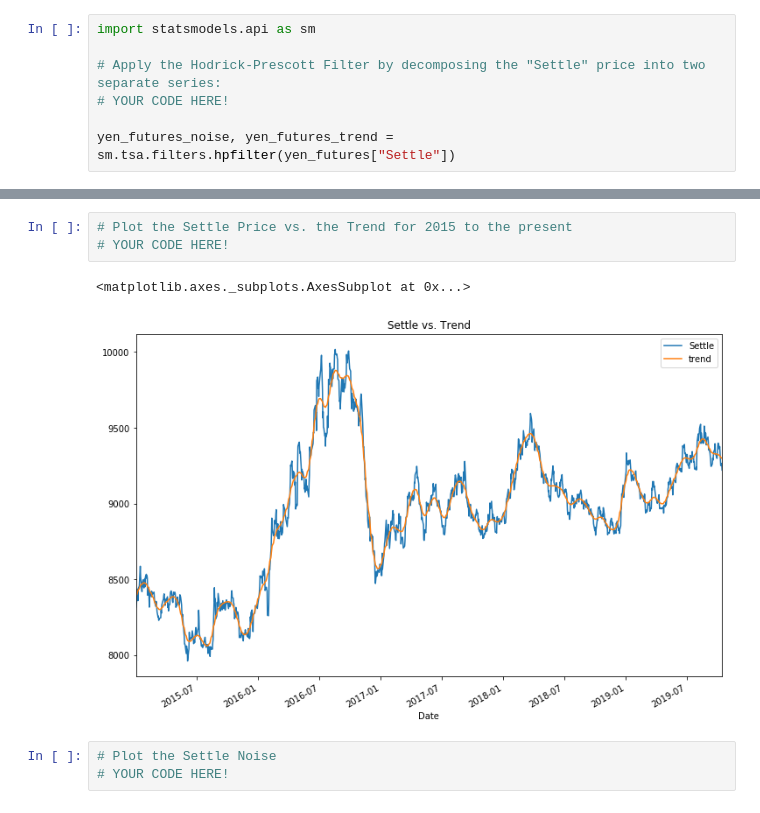
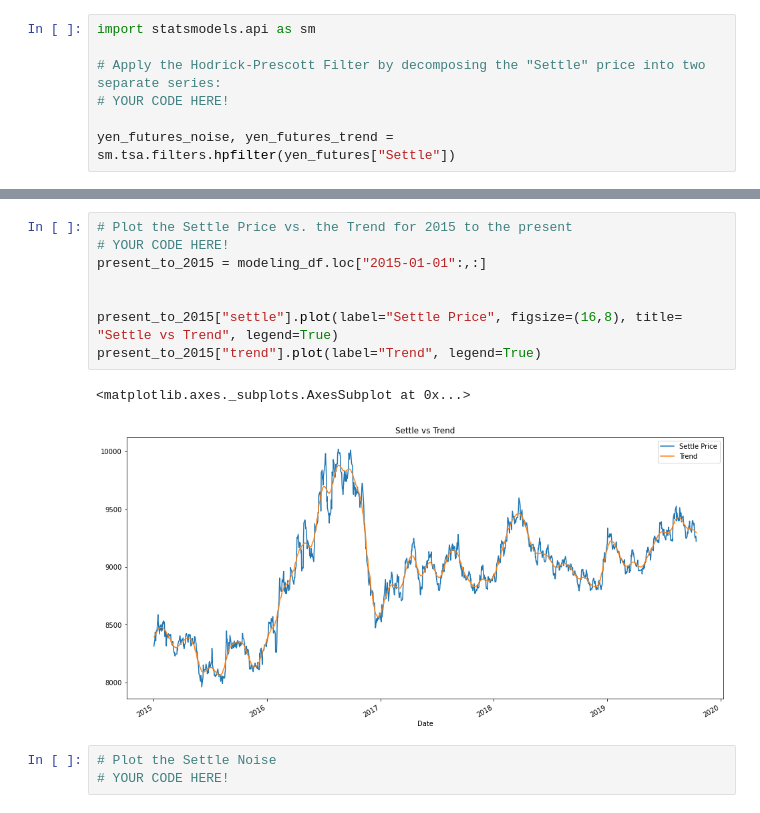
Before and after one commit to markmurdock11/time_series_analysis, a Jupyter notebook: code/time_series_analysis.ipynb, the cells around one changed output, grey strips where cells are left out. Saved outputs shown, nothing was run; the diff lists cells and outputs as text.

Commit message:
plotted the settle vs trend price for 2015 to present. Had to create a new dataframe named present_to_2015 in order to make the plot work.

```diff
--- a/code/time_series_analysis.ipynb
+++ b/code/time_series_analysis.ipynb
@@ -84,9 +77,14 @@ modeling_df
 # %%
 # Plot the Settle Price vs. the Trend for 2015 to the present
 # YOUR CODE HERE!
+present_to_2015 = modeling_df.loc["2015-01-01":,:]
+
+
+present_to_2015["settle"].plot(label="Settle Price", figsize=(16,8), title= "Settle vs Trend", legend=True)
+present_to_2015["trend"].plot(label="Trend", legend=True)
 # %% [output]
 <matplotlib.axes._subplots.AxesSubplot at 0x...>
-[figure, old version]
+[figure, new version]
 # %%
 # Plot the Settle Noise
 # YOUR CODE HERE!
```
Also changed, not shown: parts of 1 cell of this notebook.
